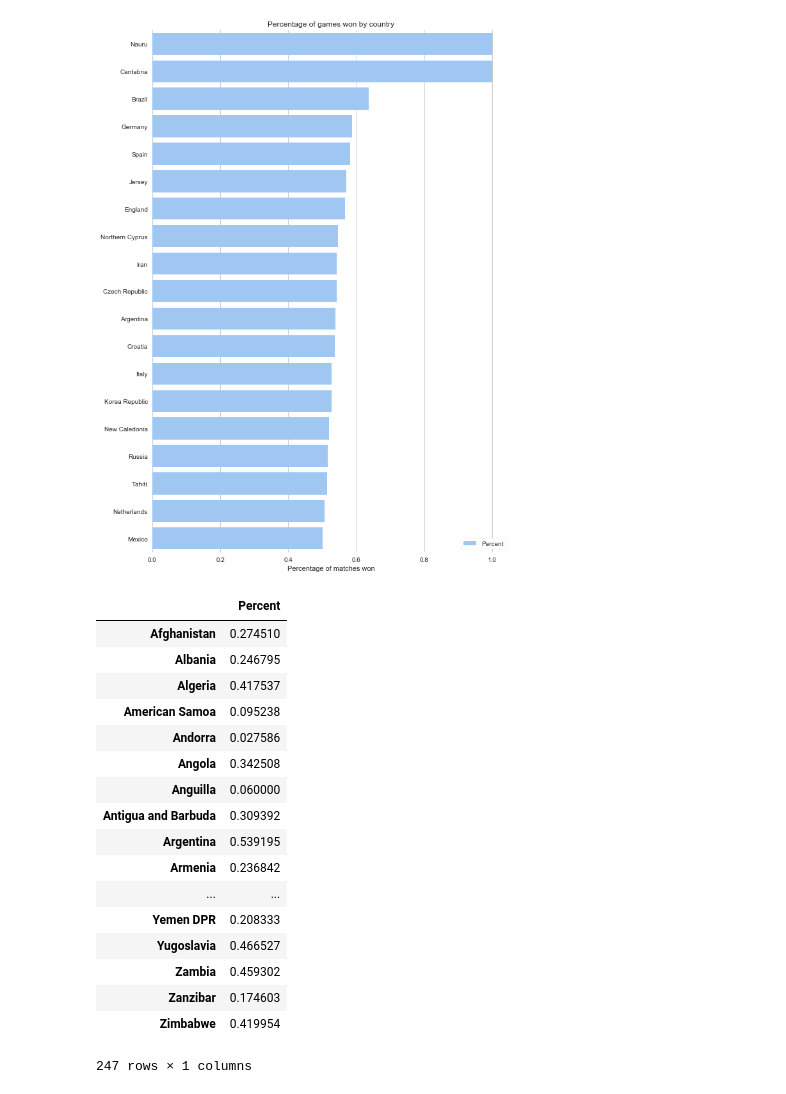
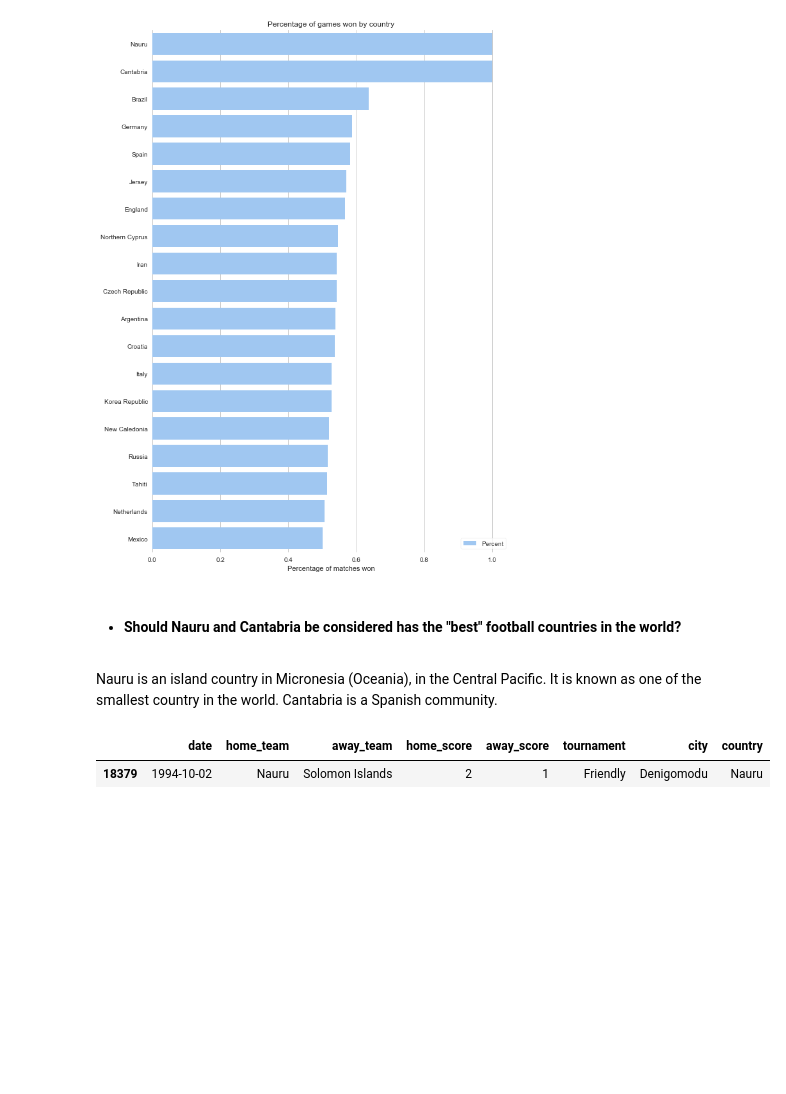
Before and after one commit to StevenGolovkine/internationalFootballResults, a Jupyter notebook: InternationalFootballResults.ipynb, the cells around one changed output. Cells and saved outputs as stored; diff of their text form; code cells hidden in the pictures; blank space fills up the shorter version.

```diff
--- a/InternationalFootballResults.ipynb
+++ b/InternationalFootballResults.ipynb
@@ -142,24 +146,12 @@ ax.set(xlabel="Percentage of matches won")
 sns.despine(left=True, bottom=True)
 # %% [output]
 [figure]
-# %%
-winner_percent
-# %% [output]
-|  | Percent |
-| Afghanistan | 0.274510 |
-| Albania | 0.246795 |
-| Algeria | 0.417537 |
-| American Samoa | 0.095238 |
-| Andorra | 0.027586 |
-| Angola | 0.342508 |
-| Anguilla | 0.060000 |
-| Antigua and Barbuda | 0.309392 |
-| Argentina | 0.539195 |
-| Armenia | 0.236842 |
-| ... | ... |
-| Yemen DPR | 0.208333 |
-| Yugoslavia | 0.466527 |
-| Zambia | 0.459302 |
-| Zanzibar | 0.174603 |
-| Zimbabwe | 0.419954 |
-247 rows × 1 columns
+# %% [markdown]
+* #### Should Nauru and Cantabria be considered has the "best" football countries in the world?
+# %% [markdown]
+Nauru is an island country in Micronesia (Oceania), in the Central Pacific. It is known as one of the smallest country in the world. Cantabria is a Spanish community.
+# %%
+results[(results.home_team == 'Nauru') | (results.away_team == 'Nauru')]
+# %% [output]
+|  | date | home_team | away_team | home_score | away_score | tournament | city | country |
+| 18379 | 1994-10-02 | Nauru | Solomon Islands | 2 | 1 | Friendly | Denigomodu | Nauru |
```
Also changed, not shown: parts of 7 cells of this notebook.
